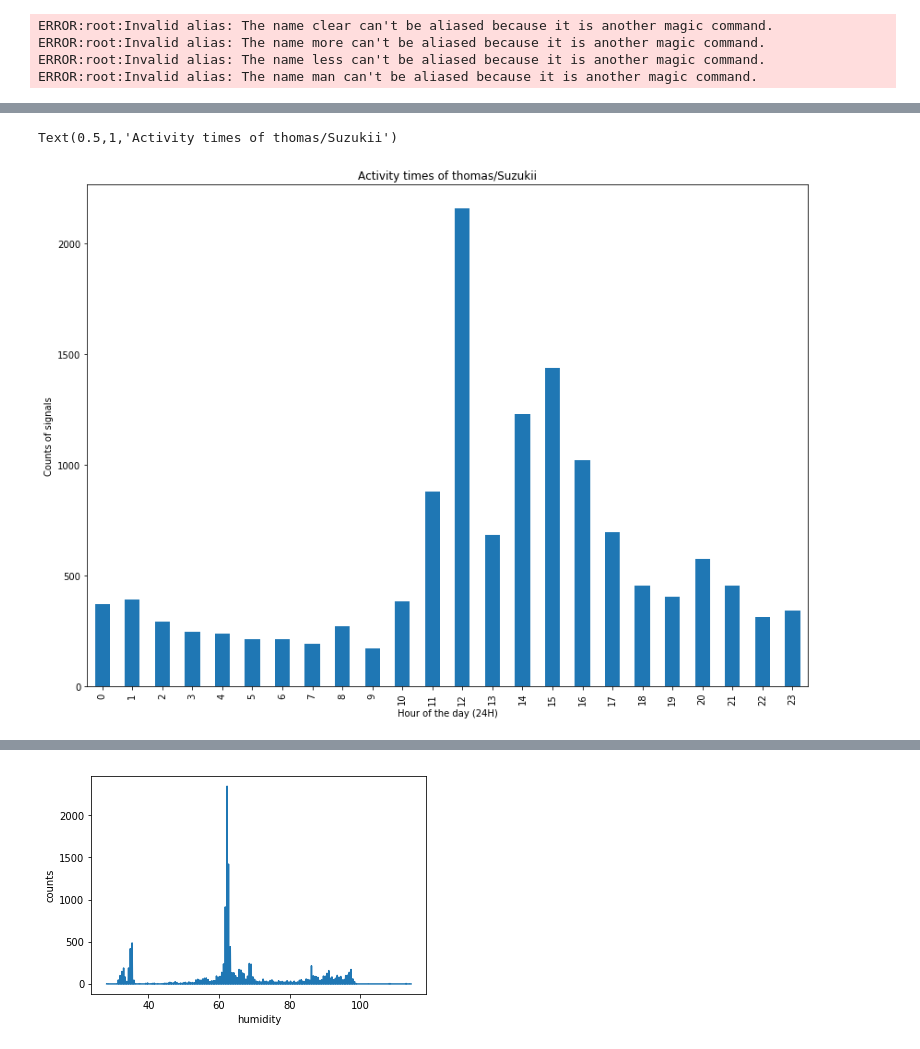
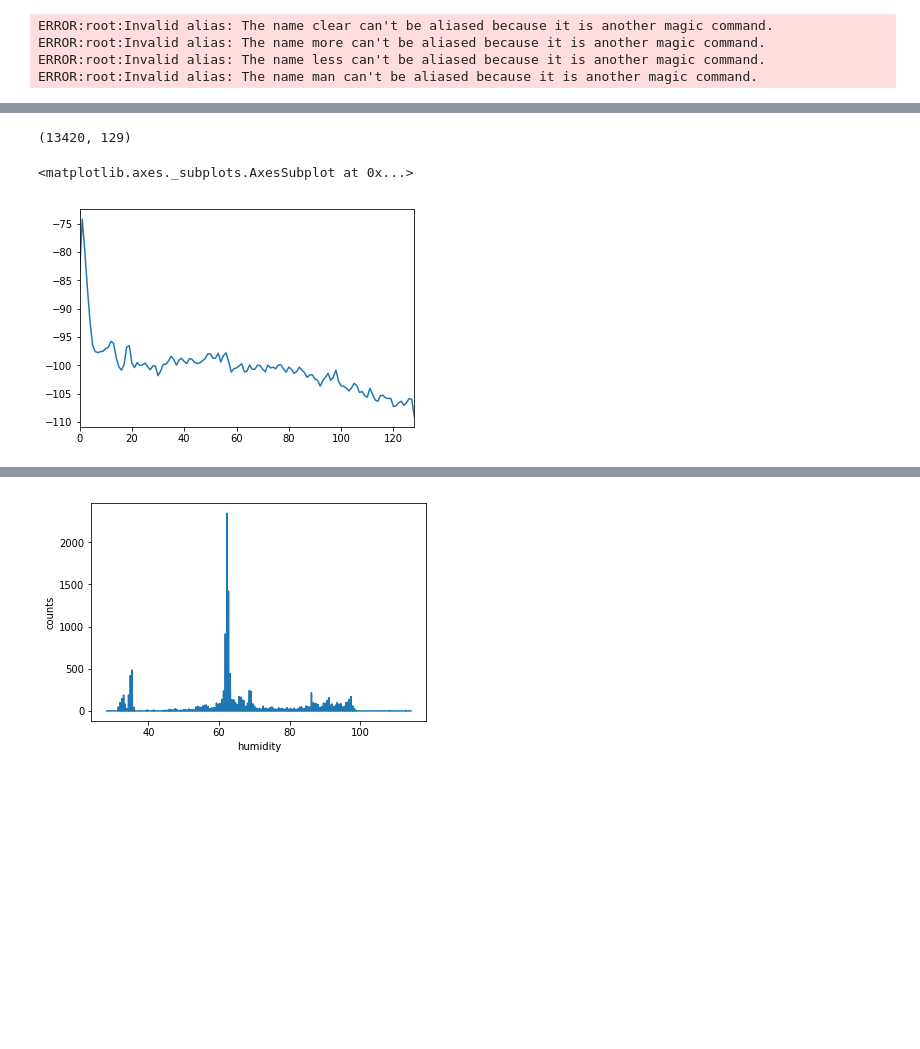
Before and after one commit to kalfasyan/wingbeat_frequencies, a Jupyter notebook: Analyzing_SDcard_data.ipynb, the cells around one changed output, grey strips where cells are left out. Drawn from its saved outputs; the diff is of its cells as text; code cells hidden in the pictures; blank space fills up the shorter version.

Commit message:
fixes, overview method, activity times plotting method

```diff
--- a/Analyzing_SDcard_data.ipynb
+++ b/Analyzing_SDcard_data.ipynb
@@ -42,8 +24,0 @@ df['ind'] = df.index
-# %%
-df.counts.sort_index().plot(kind='bar', figsize=(14,10))
-plt.ylabel('Counts of signals')
-plt.xlabel('Hour of the day (24H)')
-plt.title('Activity times of {}'.format(dataset.name))
-# %% [output]
-Text(0.5,1,'Activity times of thomas/Suzukii')
-[figure, removed]
@@ -50 +37,11 @@ Text(0.5,1,'Activity times of thomas/Suzukii')
+# %%
+tmp = dataset.X[dataset.X.apply(lambda x: x.diff().std(), axis=1) < 3.]
+tmp.shape
+# %% [output]
+(13420, 129)
+# %%
+tmp.iloc[np.random.randint(0,100),:].plot()
+# %% [output]
+<matplotlib.axes._subplots.AxesSubplot at 0x...>
+[figure, added]
 # %%
```
Also changed, not shown: parts of 10 cells of this notebook, 3 other files.
